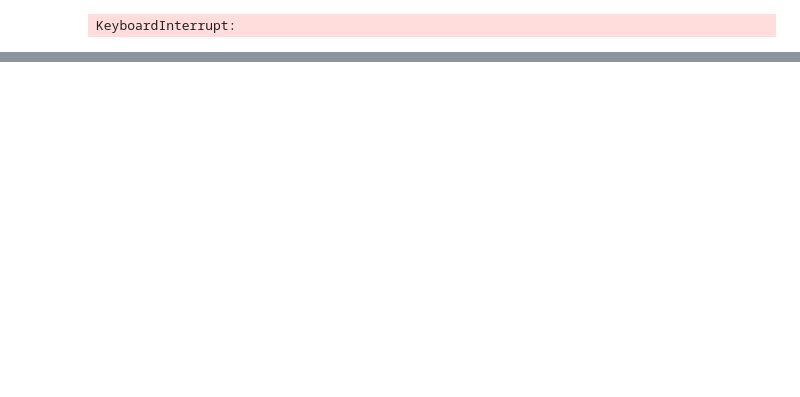
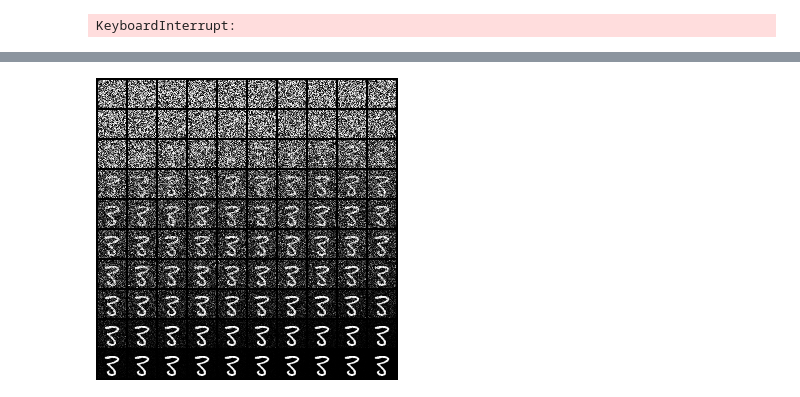
Before and after one commit to SKholkin/SS_DDPM, a Jupyter notebook: ssddpm_beta.ipynb, the cells around one changed output, grey strips where cells are left out. Drawn from its saved outputs; the diff is of its cells as text; code cells hidden in the pictures; blank space fills up the shorter version.

```diff
--- a/ssddpm_beta.ipynb
+++ b/ssddpm_beta.ipynb
@@ -247,0 +283,11 @@ axes[1][1].imshow(samples[3].detach().cpu().numpy().squeeze(), cmap='gray')
+# %%
+
+t_batch = torch.tensor([0], device=device).repeat(batch_size)
+
+x_0 = next(iter(dataloader))[0].to(device)
+samples, suff_stats_normed = sample_chain_suff_stats_norm_alpha(t_batch, x_0)
+
+img_grid = torchvision.utils.make_grid(torch.cat([item[0] for item in samples[::10]], dim=0).unsqueeze(1) ,nrow=10,normalize=True)
+torchvision.transforms.ToPILImage()(img_grid)
+# %% [output]
+[figure, added]
```
Also changed, not shown: parts of 12 cells of this notebook, 6 other files.
